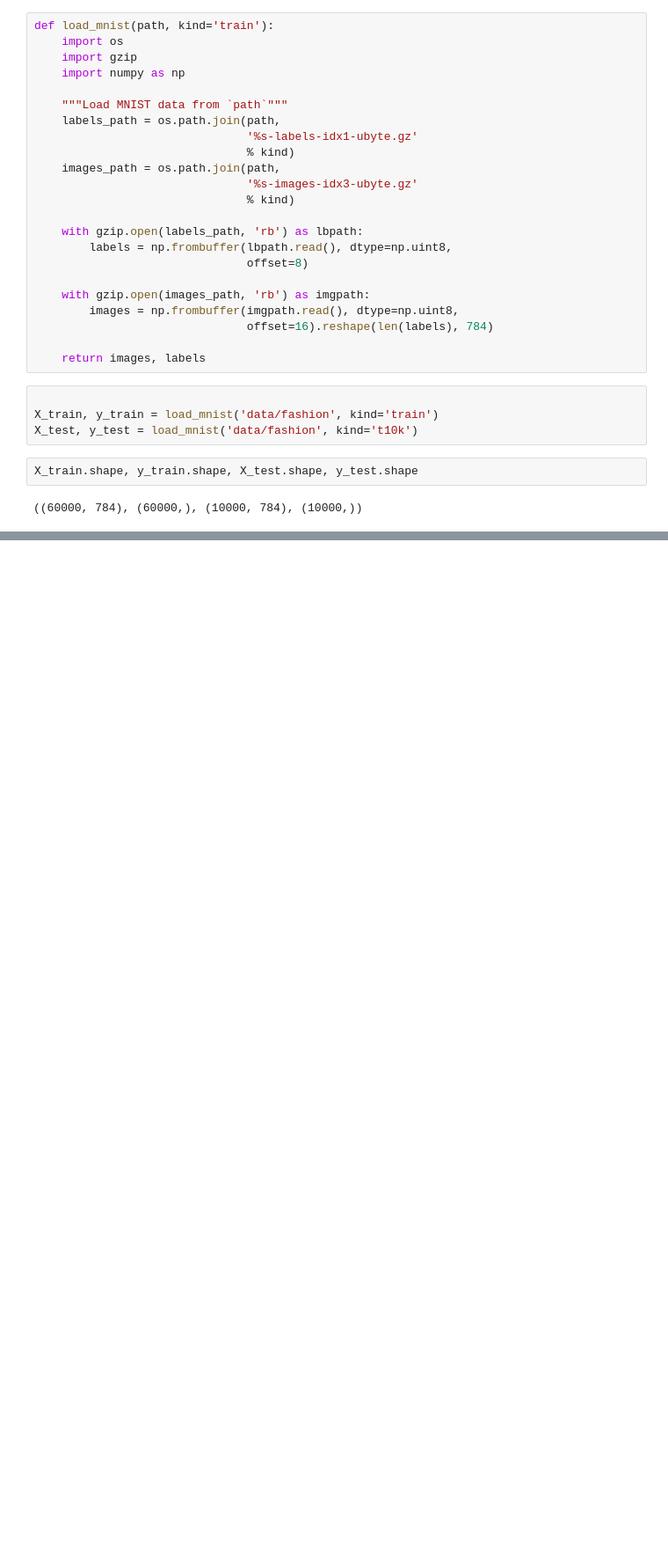
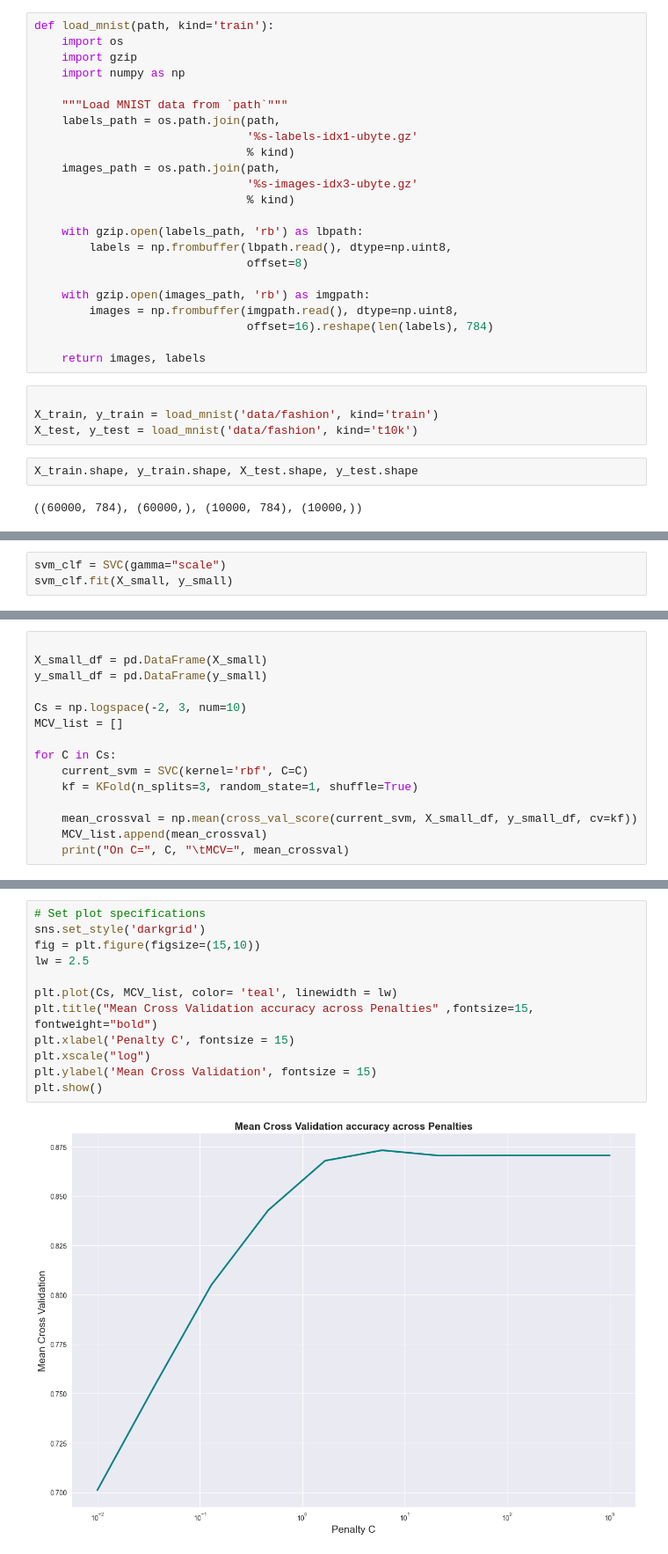
Before and after one commit to danielway2k3/Pattern-Recognition, a Jupyter notebook: lab1.ipynb, the cells around one changed output, grey strips where cells are left out. Shown at 88% size. Drawn from its saved outputs; the diff is of its cells as text; blank space fills up the shorter version.

```diff
--- a/lab1.ipynb
+++ b/lab1.ipynb
@@ -123,0 +119,3 @@ accuracy_score(y_test, y_pred)
+# %%
+svm_clf = SVC(gamma="scale")
+svm_clf.fit(X_small, y_small)
@@ -123,0 +161,15 @@ accuracy_score(y_test, y_pred)
+# %%
+
+X_small_df = pd.DataFrame(X_small)
+y_small_df = pd.DataFrame(y_small)
+
+Cs = np.logspace(-2, 3, num=10)
+MCV_list = []
+
+for C in Cs:
+    current_svm = SVC(kernel='rbf', C=C)
+    kf = KFold(n_splits=3, random_state=1, shuffle=True)
+
+    mean_crossval = np.mean(cross_val_score(current_svm, X_small_df, y_small_df, cv=kf))
+    MCV_list.append(mean_crossval)
+    print("On C=", C, "\tMCV=", mean_crossval)
@@ -123,0 +188,14 @@ accuracy_score(y_test, y_pred)
+# %%
+# Set plot specifications
+sns.set_style('darkgrid')
+fig = plt.figure(figsize=(15,10))
+lw = 2.5
+
+plt.plot(Cs, MCV_list, color= 'teal', linewidth = lw)
+plt.title("Mean Cross Validation accuracy across Penalties" ,fontsize=15, fontweight="bold")
+plt.xlabel('Penalty C', fontsize = 15)
+plt.xscale("log")
+plt.ylabel('Mean Cross Validation', fontsize = 15)
+plt.show()
+# %% [output]
+[figure, added]
```
Also changed, not shown: parts of 40 cells of this notebook.
